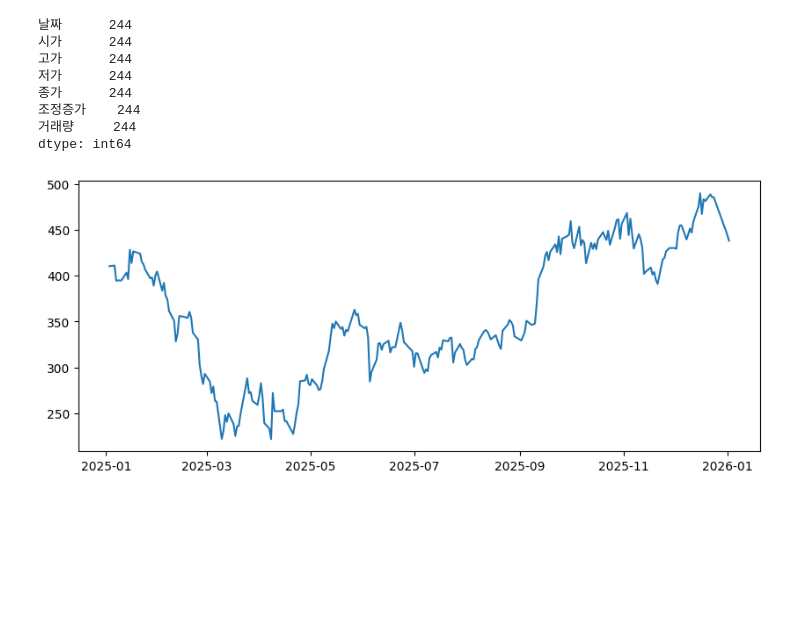
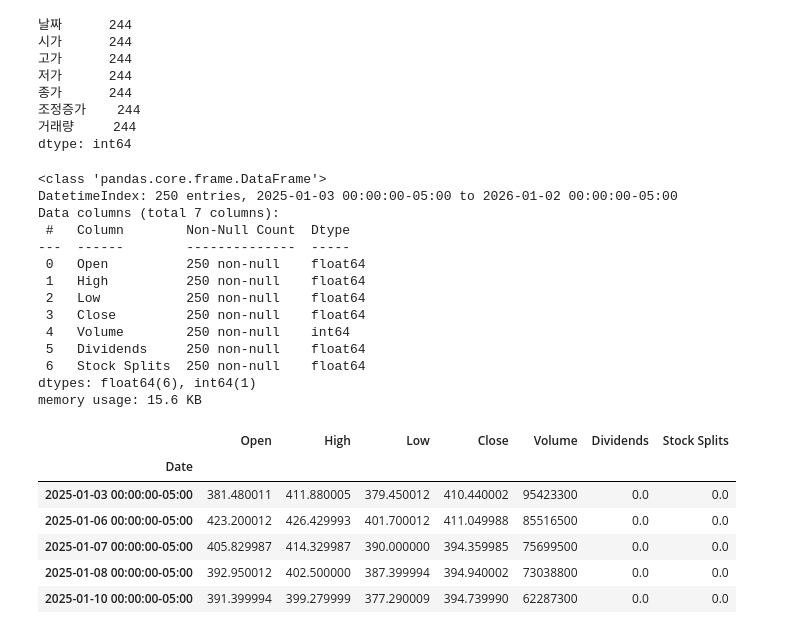
Before and after one commit to hanyong5/2025python, a Jupyter notebook: 02code/01test/08crawling01.ipynb, the cells around one changed output. Drawn from its saved outputs; the diff is of its cells as text; code cells hidden in the pictures; blank space fills up the shorter version.

```diff
--- a/02code/01test/08crawling01.ipynb
+++ b/02code/01test/08crawling01.ipynb
@@ -265,8 +265,33 @@ import matplotlib.pyplot as plt
 ticker = yf.Ticker("TSLA")
 df = ticker.history(period="1y")
 
-plt.figure(figsize=(10,4))
-plt.plot(df.index,df['Close'])
-plt.show()
+df.info()
+
+# plt.figure(figsize=(10,4))
+# plt.plot(df.index,df['Close'])
+# plt.show()
 # %% [output]
-[figure, removed]
+<class 'pandas.core.frame.DataFrame'>
+DatetimeIndex: 250 entries, 2025-01-03 00:00:00-05:00 to 2026-01-02 00:00:00-05:00
+Data columns (total 7 columns):
+ #   Column        Non-Null Count  Dtype
+---  ------        --------------  -----
+ 0   Open          250 non-null    float64
+ 1   High          250 non-null    float64
+ 2   Low           250 non-null    float64
+ 3   Close         250 non-null    float64
+ 4   Volume        250 non-null    int64
+ 5   Dividends     250 non-null    float64
+ 6   Stock Splits  250 non-null    float64
+dtypes: float64(6), int64(1)
+memory usage: 15.6 KB
+# %%
+df.head()
+# %% [output]
+|  | Open | High | Low | Close | Volume | Dividends | Stock Splits |
+| Date |  |  |  |  |  |  |  |
+| 2025-01-03 00:00:00-05:00 | 381.480011 | 411.880005 | 379.450012 | 410.440002 | 95423300 | 0.0 | 0.0 |
+| 2025-01-06 00:00:00-05:00 | 423.200012 | 426.429993 | 401.700012 | 411.049988 | 85516500 | 0.0 | 0.0 |
+| 2025-01-07 00:00:00-05:00 | 405.829987 | 414.329987 | 390.000000 | 394.359985 | 75699500 | 0.0 | 0.0 |
+| 2025-01-08 00:00:00-05:00 | 392.950012 | 402.500000 | 387.399994 | 394.940002 | 73038800 | 0.0 | 0.0 |
+| 2025-01-10 00:00:00-05:00 | 391.399994 | 399.279999 | 377.290009 | 394.739990 | 62287300 | 0.0 | 0.0 |
```
Also changed, not shown: 8 other files.
